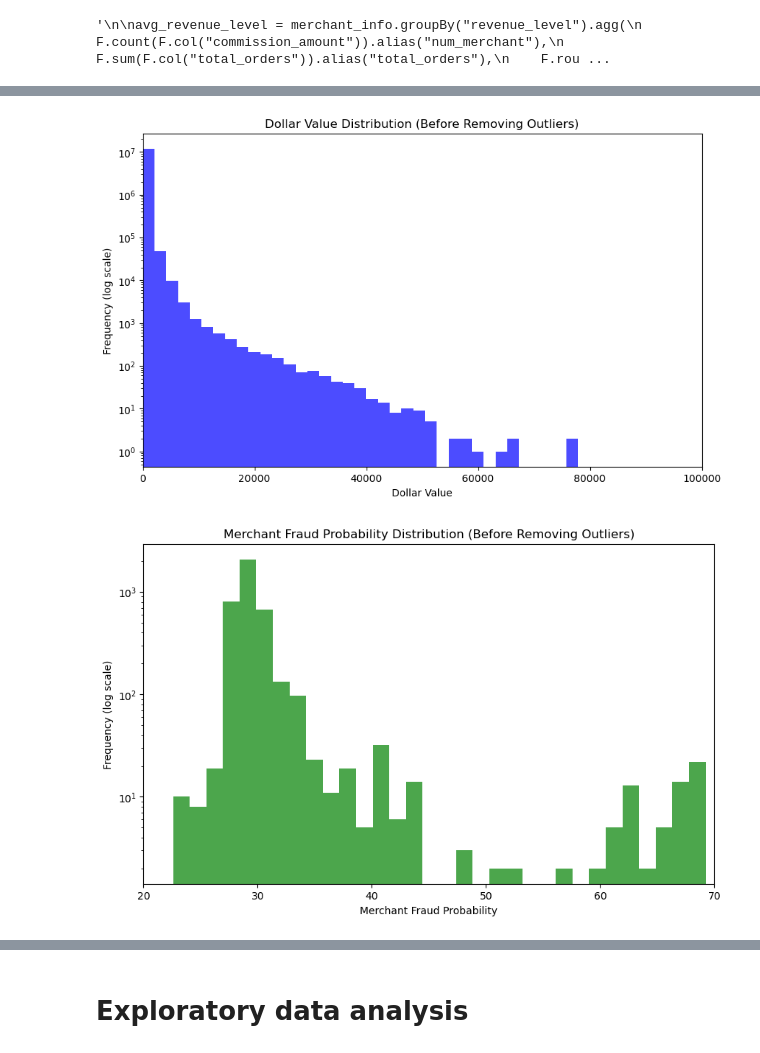
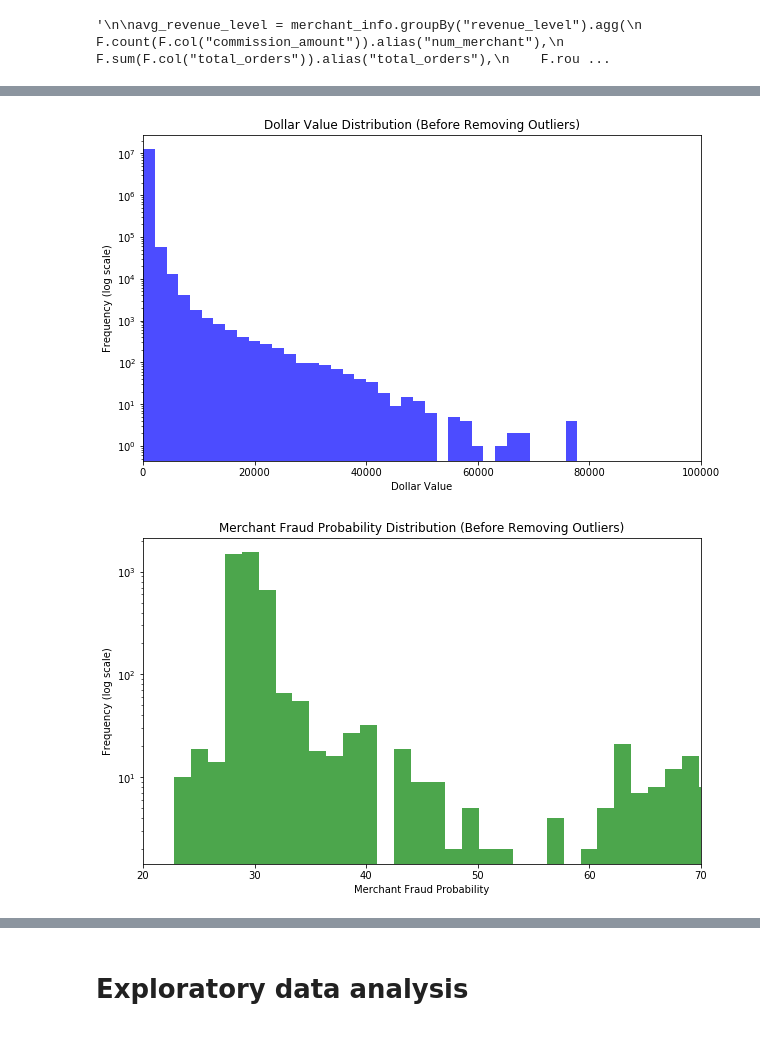
Before and after one commit to MAST30034-AppliedDataScience/project-2-group-buy-now-pay-later-industry-project-9, a Jupyter notebook: notebooks/preliminary_analysis.ipynb, the cells around one changed output, grey strips where cells are left out. Saved outputs shown, nothing was run; the diff lists cells and outputs as text; code cells hidden in the pictures.

```diff
--- a/notebooks/preliminary_analysis.ipynb
+++ b/notebooks/preliminary_analysis.ipynb
@@ -159,0 +172,8 @@ However, as values like these could be indicators of fraudulent transactions, we
+# %%
+initial_rows =  transactions.count()
+print(f'Number of rows before outlier removal: {initial_rows}')
+transactions = transactions.filter(F.col("dollar_value") > 1)
+
+final_rows = transactions.count()
+print(f'Number of rows after outlier removal: {final_rows}')
+print(f"Net change (%): {round( (initial_rows - final_rows)/initial_rows * 100, 2 )}")
@@ -178,35 +227,34 @@ avg_revenue_level.withColumns(
+# %%
+# Convert columns to Pandas for plotting
+df_pandas = transactions.select("dollar_value", "merchant_fp", "consumer_fp").toPandas()
 # %%
 import matplotlib.pyplot as plt
-
-# Convert columns to Pandas for plotting
-df_pandas = transaction_records_final.select("dollar_value", "merchant_fraud_probability", "consumer_fraud_probability").toPandas()
-
 # Plot the distribution for dollar_value with better scaling
 plt.figure(figsize=(10, 6))
 plt.hist(df_pandas['dollar_value'], bins=50, color='blue', alpha=0.7, log=True)  # Apply log scale to y-axis
 plt.title("Dollar Value Distribution (Before Removing Outliers)")
 plt.xlabel("Dollar Value")
 plt.ylabel("Frequency (log scale)")
 plt.xlim([0, 100000])  # Adjust x-axis limits
 plt.show()
 
 # Plot the distribution for fraud_probability (merchant) with better scaling
 plt.figure(figsize=(10, 6))
-plt.hist(df_pandas['merchant_fraud_probability'], bins=50, color='green', alpha=0.7, log=True)  # Apply log scale to y-axis
+plt.hist(df_pandas['merchant_fp'], bins=50, color='green', alpha=0.7, log=True)  # Apply log scale to y-axis
 plt.title("Merchant Fraud Probability Distribution (Before Removing Outliers)")
 plt.xlabel("Merchant Fraud Probability")
 plt.ylabel("Frequency (log scale)")
 plt.xlim([20, 70])  # Adjust x-axis limits
 plt.show()
 
 # Plot the distribution for fraud_probability (consumer) with better scaling
 plt.figure(figsize=(10, 6))
-plt.hist(df_pandas['consumer_fraud_probability'], bins=50, color='red', alpha=0.7, log=True)  # Apply log scale to y-axis
+plt.hist(df_pandas['consumer_fp'], bins=50, color='red', alpha=0.7, log=True)  # Apply log scale to y-axis
 plt.title("Consumer Fraud Probability Distribution (Before Removing Outliers)")
 plt.xlabel("Consumer Fraud Probability")
 plt.ylabel("Frequency (log scale)")
 plt.xlim([0, 100])  # Adjust x-axis limits
 plt.show()
 # %% [output]
-[figure, old version]
+[figure, new version]
-[figure, old version]
+[figure, new version]
```
Also changed, not shown: parts of 19 cells of this notebook, 1 other file.
